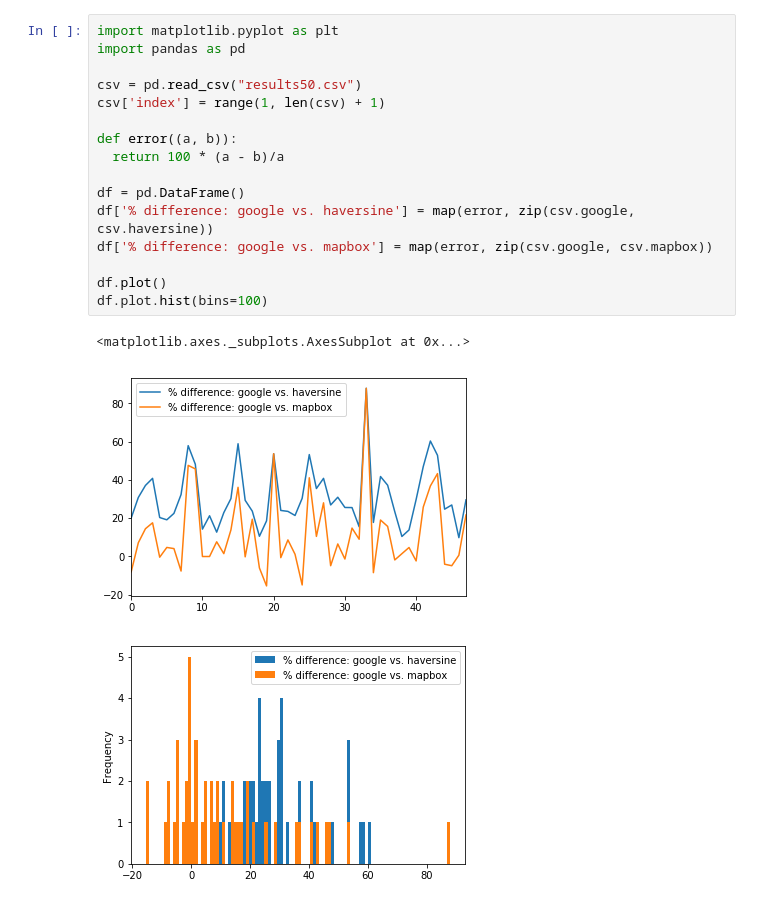
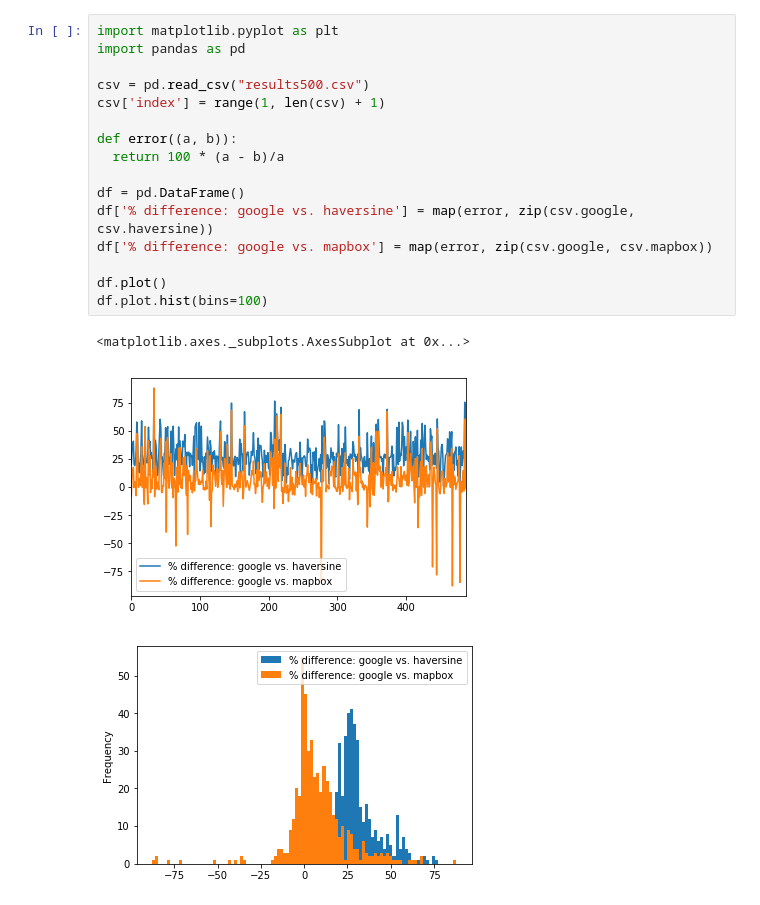
Before and after one commit to bcherny/distance-benchmarks, a Jupyter notebook: analysis.ipynb, the cells around one changed output. Cells and saved outputs as stored; diff of their text form.

```diff
--- a/analysis.ipynb
+++ b/analysis.ipynb
@@ -1,20 +1,20 @@
 # %%
 import matplotlib.pyplot as plt
 import pandas as pd
 
-csv = pd.read_csv("results50.csv")
+csv = pd.read_csv("results500.csv")
 csv['index'] = range(1, len(csv) + 1)
 
 def error((a, b)):
   return 100 * (a - b)/a
 
 df = pd.DataFrame()
 df['% difference: google vs. haversine'] = map(error, zip(csv.google, csv.haversine))
 df['% difference: google vs. mapbox'] = map(error, zip(csv.google, csv.mapbox))
 
 df.plot()
 df.plot.hist(bins=100)
 # %% [output]
 <matplotlib.axes._subplots.AxesSubplot at 0x...>
-[figure, old version]
+[figure, new version]
-[figure, old version]
+[figure, new version]
```
Also changed, not shown: 4 other files.
